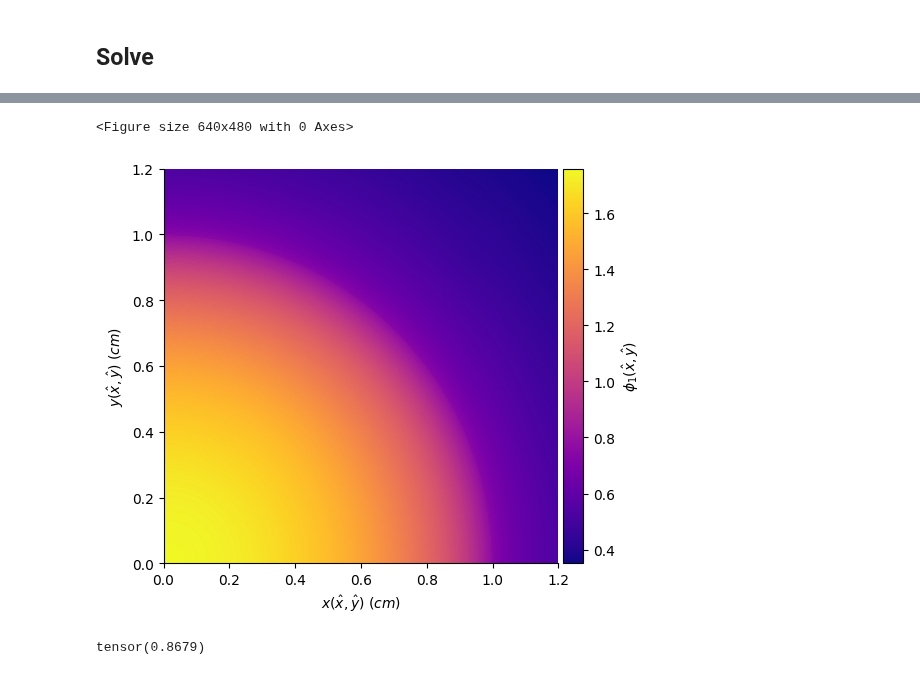
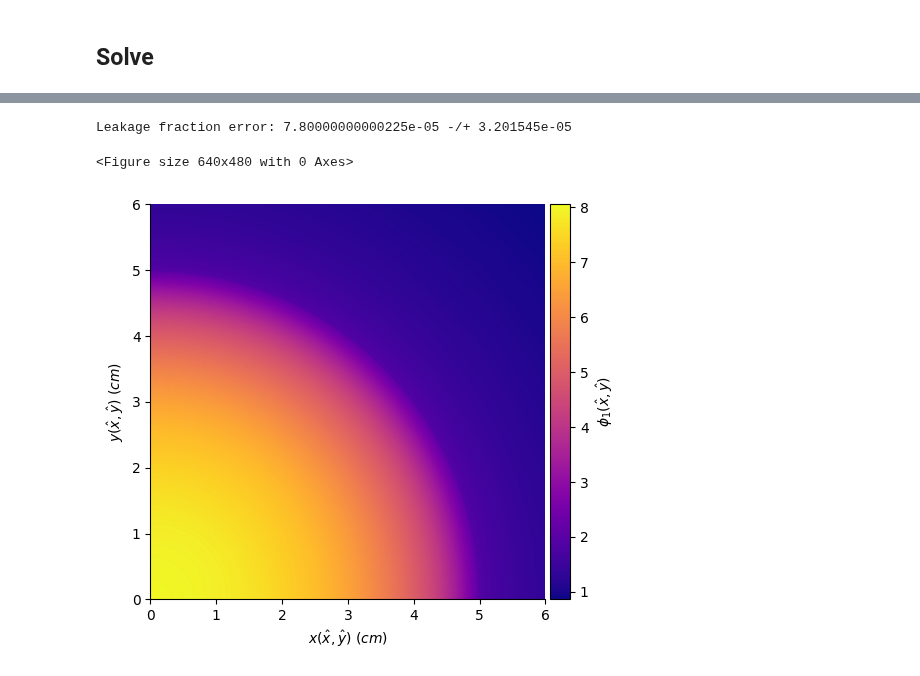
Before and after one commit to myerspat/ttnte, a Jupyter notebook: notebooks/fixed_source/quarter_circle/quarter_circle.ipynb, the cells around one changed output, grey strips where cells are left out. Cells and saved outputs as stored; diff of their text form; code cells hidden in the pictures.

```diff
--- a/notebooks/fixed_source/quarter_circle/quarter_circle.ipynb
+++ b/notebooks/fixed_source/quarter_circle/quarter_circle.ipynb
@@ -168,20 +168,38 @@ Elapsed Time: 99.49965190887451
-# %%
-# Set flux
-mesh.set_phi(phi[0,])
-
-# Plot
-plt.clf()
-ax, cbar = mesh.plot(plot_ctrlpts=False)
-cbar.set_label("$\\phi_1(\\hat{x}, \\hat{y})$")
-plt.tight_layout()
-plt.savefig("./figs/phi_1.png", dpi=300)
-plt.show()
-# %% [output]
-<Figure size 640x480 with 0 Axes>
-[figure, removed]
-# %%
-leakage = assembler.outward_current(psi)
-production = assembler.total_production()
-leakage / production
-# %% [output]
-tensor(0.8679)
+# %%
+leakage_frac_openmc = [0.439942, 3.201545e-05]
+phi_mc = np.load("./openmc/data/mesh_flux.npy")
+
+# Ensure OpenMC solution is normalized
+phi_mc /= np.linalg.norm(phi_mc.flatten(), 2)
+
+leakage = assembler.outward_current(psi)
+production = assembler.total_production()
+leakage_frac = round(float(leakage / production), 5)
+print("Leakage fraction error: {} -/+ {}".format(
+    leakage_frac - leakage_frac_openmc[0], leakage_frac_openmc[1])
+)
+# %% [output]
+Leakage fraction error: 7.80000000000225e-05 -/+ 3.201545e-05
+# %%
+# Map rectangular mesh
+pids, coords = mesh.map_regular_mesh(shape=phi_mc.shape[1:], N=(5, 5))
+
+# Iterate through groups and plot
+phi_avg = np.zeros(phi_mc.shape)
+for g in range(xs_server.num_groups):
+    # Set control points
+    mesh.set_phi(phi[g,])
+
+    # Calculate regular mesh
+    phi_avg[g,] = mesh.regular_mesh(pids, coords)
+
+    # Plot
+    plt.clf()
+    ax, cbar = mesh.plot(plot_ctrlpts=False)
+    cbar.set_label(f"$\\phi_{g + 1}" + "(\\hat{x}, \\hat{y})$")
+    plt.tight_layout()
+    plt.savefig(f"./figs/phi_{g + 1}.png", dpi=300)
+    plt.show()
+# %% [output]
+<Figure size 640x480 with 0 Axes>
+[figure, added]
```
Also changed, not shown: parts of 5 cells of this notebook, 28 other files.
